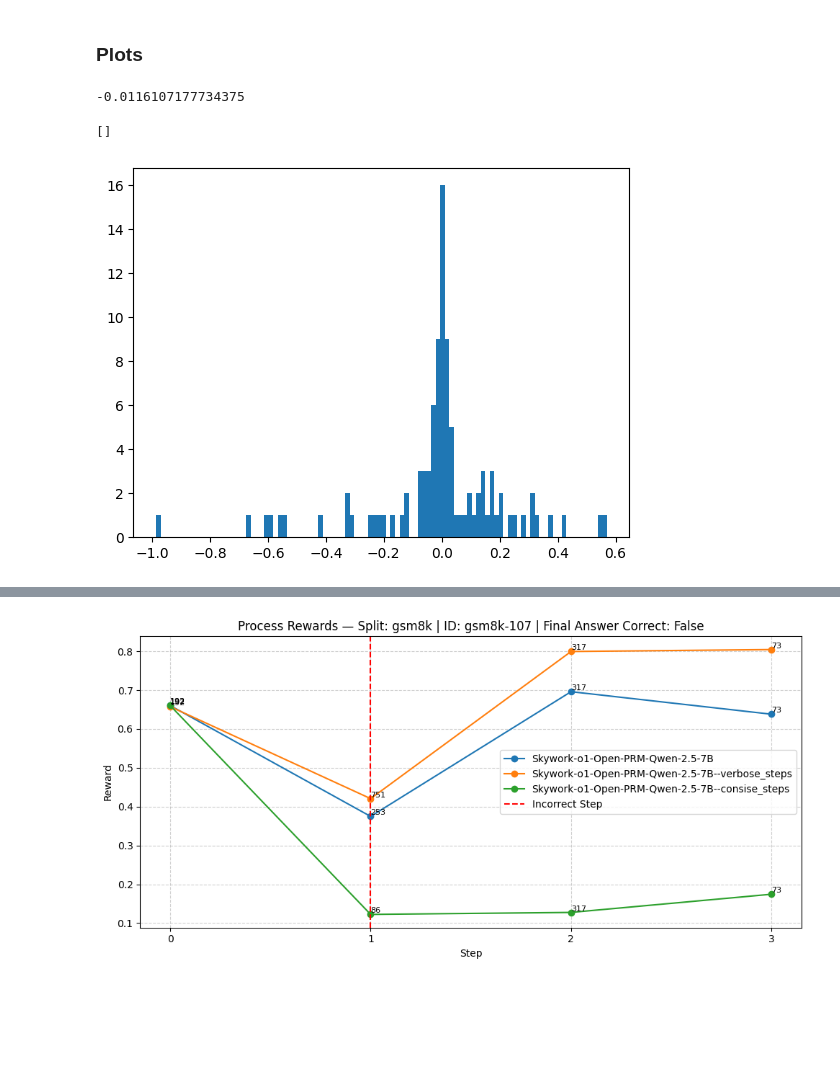
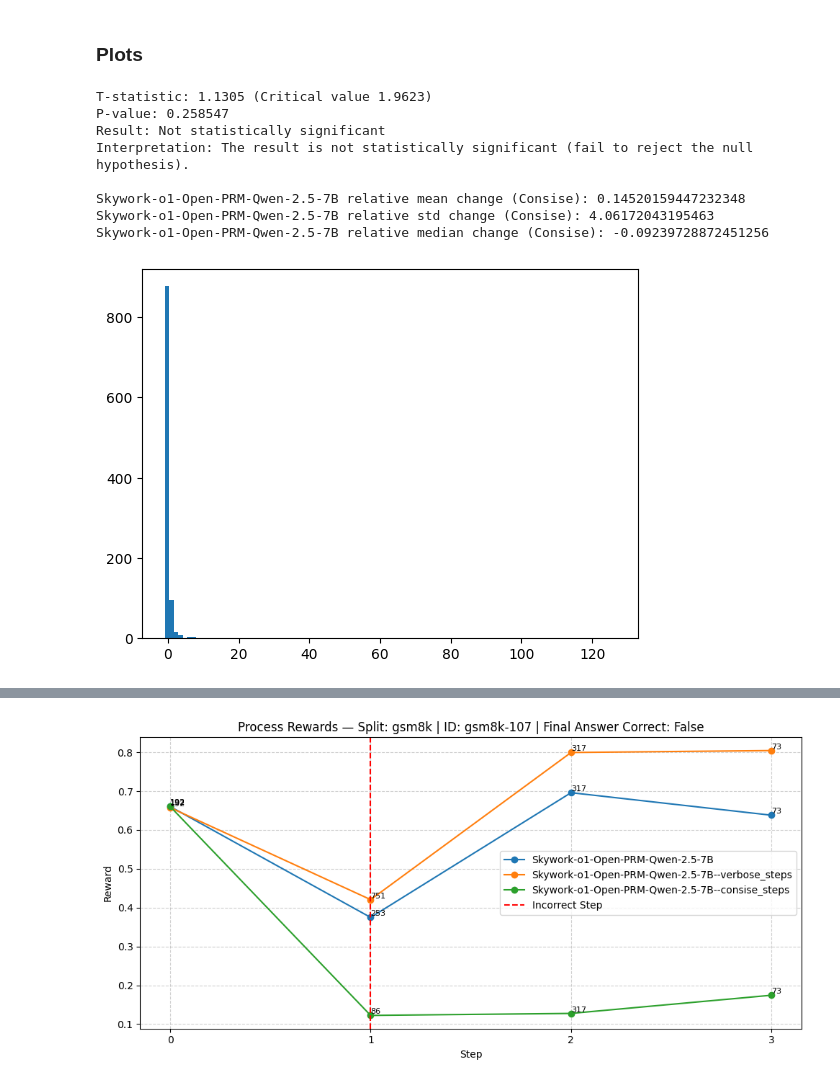
Before and after one commit to rishabh-16/prm-attack, a Jupyter notebook: processbench_analysis.ipynb, the cells around one changed output, grey strips where cells are left out. Cells and saved outputs as stored; diff of their text form; code cells hidden in the pictures; blank space fills up the shorter version.

Commit message:
add stat test

```diff
--- a/processbench_analysis.ipynb
+++ b/processbench_analysis.ipynb
@@ -126,22 +138,14 @@ df_inc.to_parquet("data/processbench100_length_llm.parquet")
 ### Plots
 # %%
 import pandas as pd
+import matplotlib.pyplot as plt
 
-df = pd.read_parquet("data/processbench100_length_llm.parquet")
+df = pd.read_parquet("data/processbench1000_length_llm.parquet")
 # %%
-# verbose_steps = df.T.apply(lambda x: x["Skywork-o1-Open-PRM-Qwen-2.5-7B--verbose_steps"][x.label]).values
-# consise_steps = df.T.apply(lambda x: x["Skywork-o1-Open-PRM-Qwen-2.5-7B--consise_steps"][x.label]).values
-# steps = df.T.apply(lambda x: x["Skywork-o1-Open-PRM-Qwen-2.5-7B"][x.label]).values
+verbose_steps_o1 = df.T.apply(lambda x: x["Skywork-o1-Open-PRM-Qwen-2.5-7B--verbose_steps"][x.label]).values
+consise_steps_o1 = df.T.apply(lambda x: x["Skywork-o1-Open-PRM-Qwen-2.5-7B--consise_steps"][x.label]).values
+steps_o1 = df.T.apply(lambda x: x["Skywork-o1-Open-PRM-Qwen-2.5-7B"][x.label]).values
 
-verbose_steps = df.T.apply(lambda x: x["Qwen2.5-Math-PRM-7B--verbose_steps"][x.label]).values
-consise_steps = df.T.apply(lambda x: x["Qwen2.5-Math-PRM-7B--consise_steps"][x.label]).values
-steps = df.T.apply(lambda x: x["Qwen2.5-Math-PRM-7B"][x.label]).values
+verbose_steps_qwen_prm = df.T.apply(lambda x: x["Qwen2.5-Math-PRM-7B--verbose_steps"][x.label]).values
+consise_steps_qwen_prm = df.T.apply(lambda x: x["Qwen2.5-Math-PRM-7B--consise_steps"][x.label]).values
+steps_qwen_prm = df.T.apply(lambda x: x["Qwen2.5-Math-PRM-7B"][x.label]).values
-# %%
-import matplotlib.pyplot as plt
-print((consise_steps-steps).mean())
-plt.hist(consise_steps-steps, bins=100)
-plt.plot()
-# %% [output]
--0.0116107177734375
-[]
-[figure, removed]
@@ -147,0 +185,24 @@ plt.plot()
+# %%
+relative_consise_o1 = (consise_steps_o1-steps_o1)/steps_o1
+
+mean_change_consise_o1 = np.mean(relative_consise_o1)
+std_consise_o1 = np.std(relative_consise_o1)
+statistical_test(mean_change_consise_o1, std_consise_o1)
+print()
+
+print("Skywork-o1-Open-PRM-Qwen-2.5-7B relative mean change (Consise):", mean_change_consise_o1)
+print("Skywork-o1-Open-PRM-Qwen-2.5-7B relative std change (Consise):", std_consise_o1)
+print("Skywork-o1-Open-PRM-Qwen-2.5-7B relative median change (Consise):",np.median(relative_consise_o1))
+plt.hist(relative_consise_o1, bins=100)
+plt.plot()
+print()
+# %% [output]
+T-statistic: 1.1305 (Critical value 1.9623)
+P-value: 0.258547
+Result: Not statistically significant
+Interpretation: The result is not statistically significant (fail to reject the null hypothesis).
+
+Skywork-o1-Open-PRM-Qwen-2.5-7B relative mean change (Consise): 0.14520159447232348
+Skywork-o1-Open-PRM-Qwen-2.5-7B relative std change (Consise): 4.06172043195463
+Skywork-o1-Open-PRM-Qwen-2.5-7B relative median change (Consise): -0.09239728872451256
+[figure, added]
```
Also changed, not shown: parts of 7 cells of this notebook.
